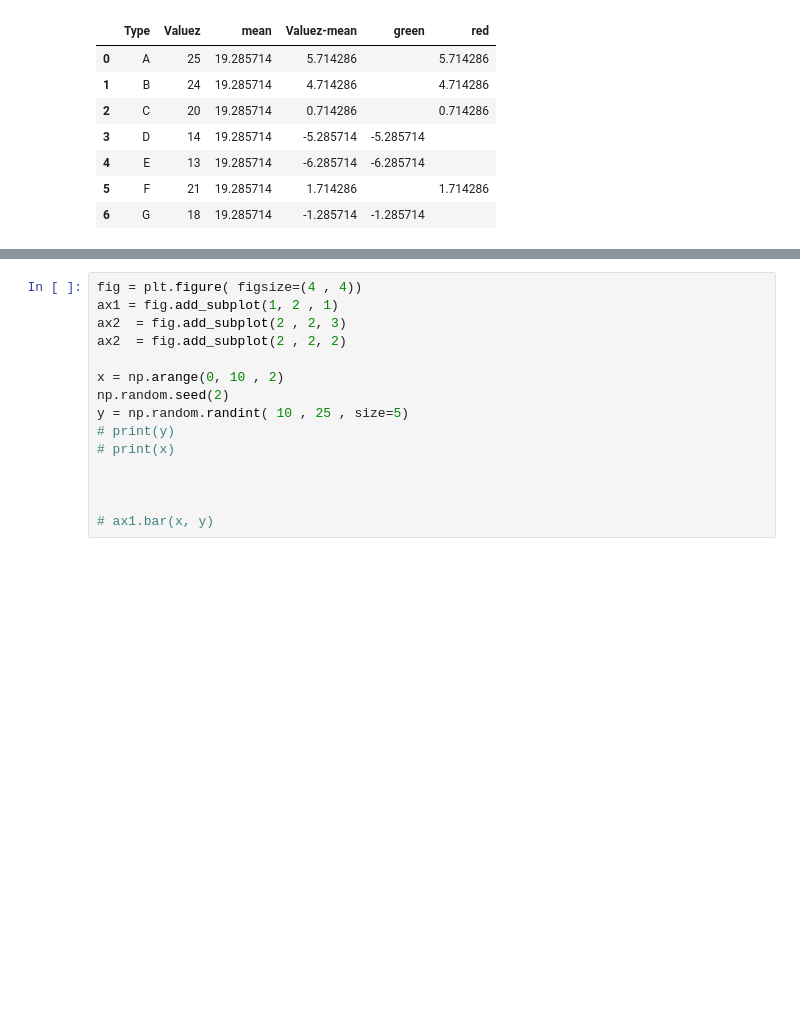
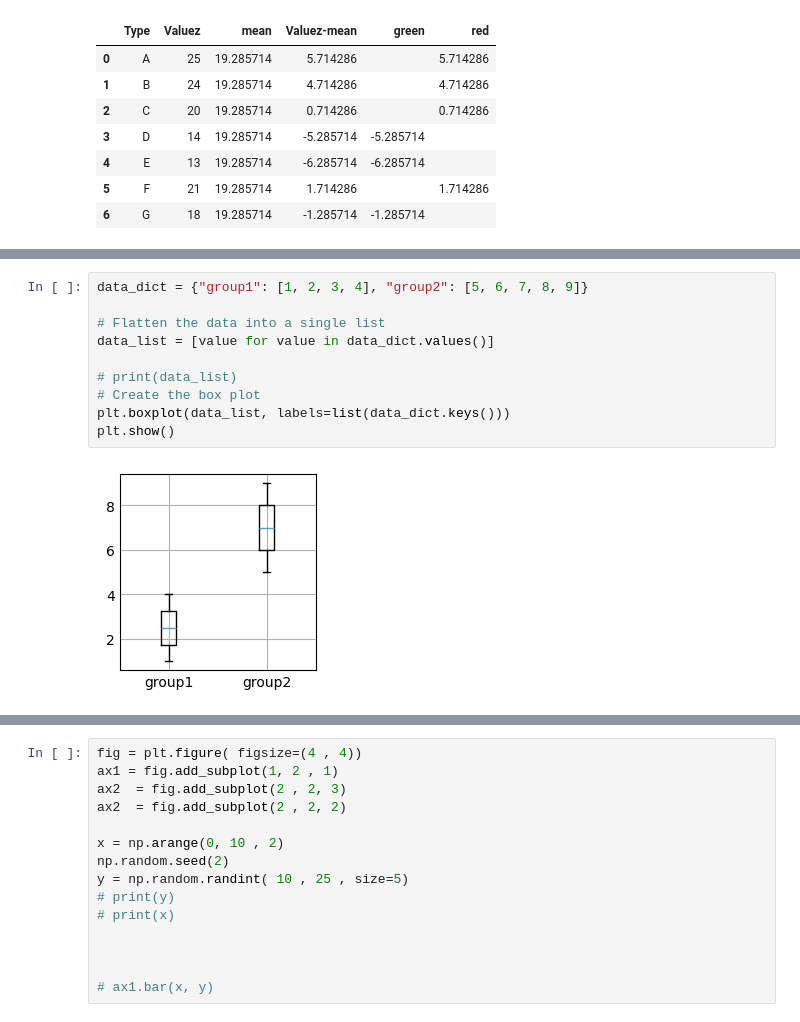
Before and after one commit to ProtacioUno/VinluanEner-Porfolio-Labs, a Jupyter notebook: Python Project/Untitled.ipynb, the cells around one changed output, grey strips where cells are left out. Drawn from its saved outputs; the diff is of its cells as text; blank space fills up the shorter version.

```diff
--- a/Python Project/Untitled.ipynb
+++ b/Python Project/Untitled.ipynb
@@ -65,3 +90,15 @@ plt.legend()
+# %%
+data_dict = {"group1": [1, 2, 3, 4], "group2": [5, 6, 7, 8, 9]}
+
+# Flatten the data into a single list
+data_list = [value for value in data_dict.values()]
+
+# print(data_list)
+# Create the box plot
+plt.boxplot(data_list, labels=list(data_dict.keys()))
+plt.show()
+# %% [output]
+[figure, added]
 # %%
 # Sample data with specific x-values
 x = [19, 20, 21, 22, 23, 24]
```
Also changed, not shown: parts of 7 cells of this notebook.
